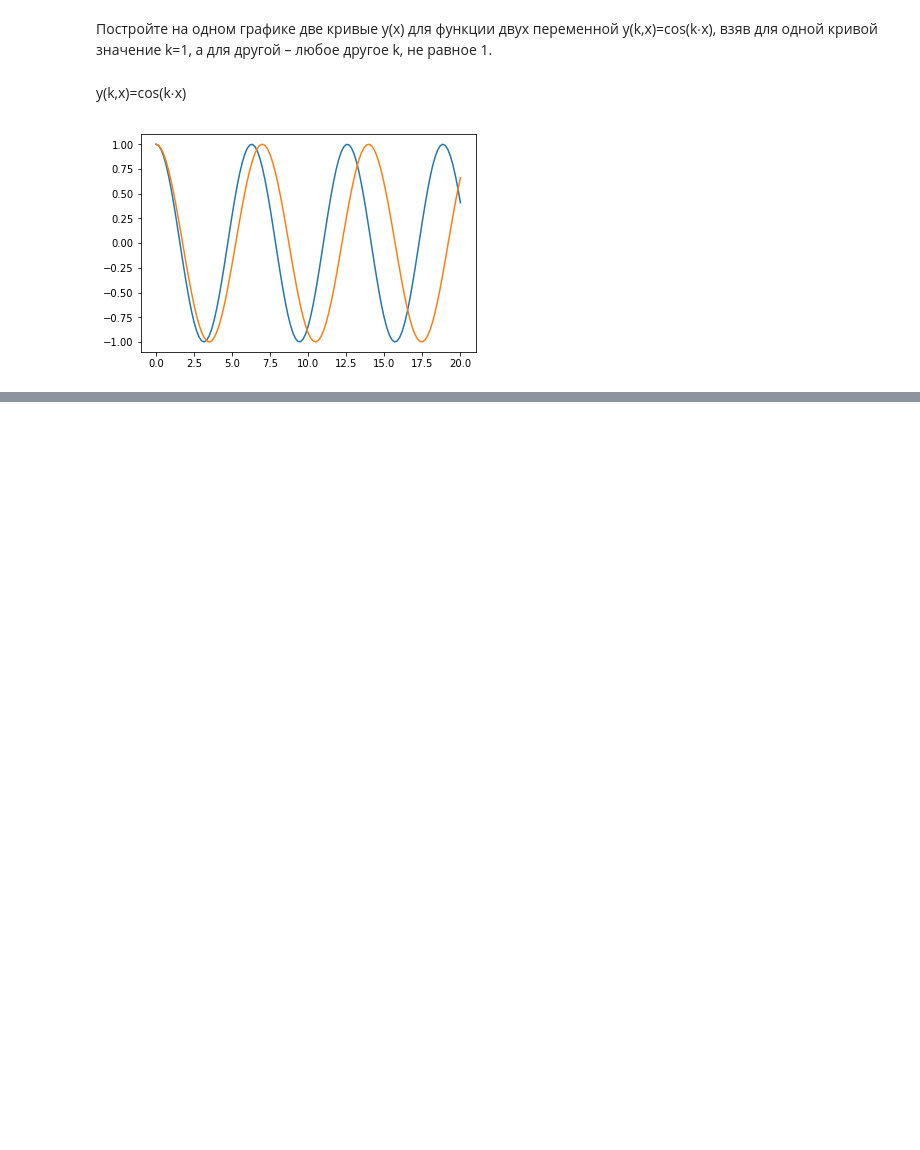
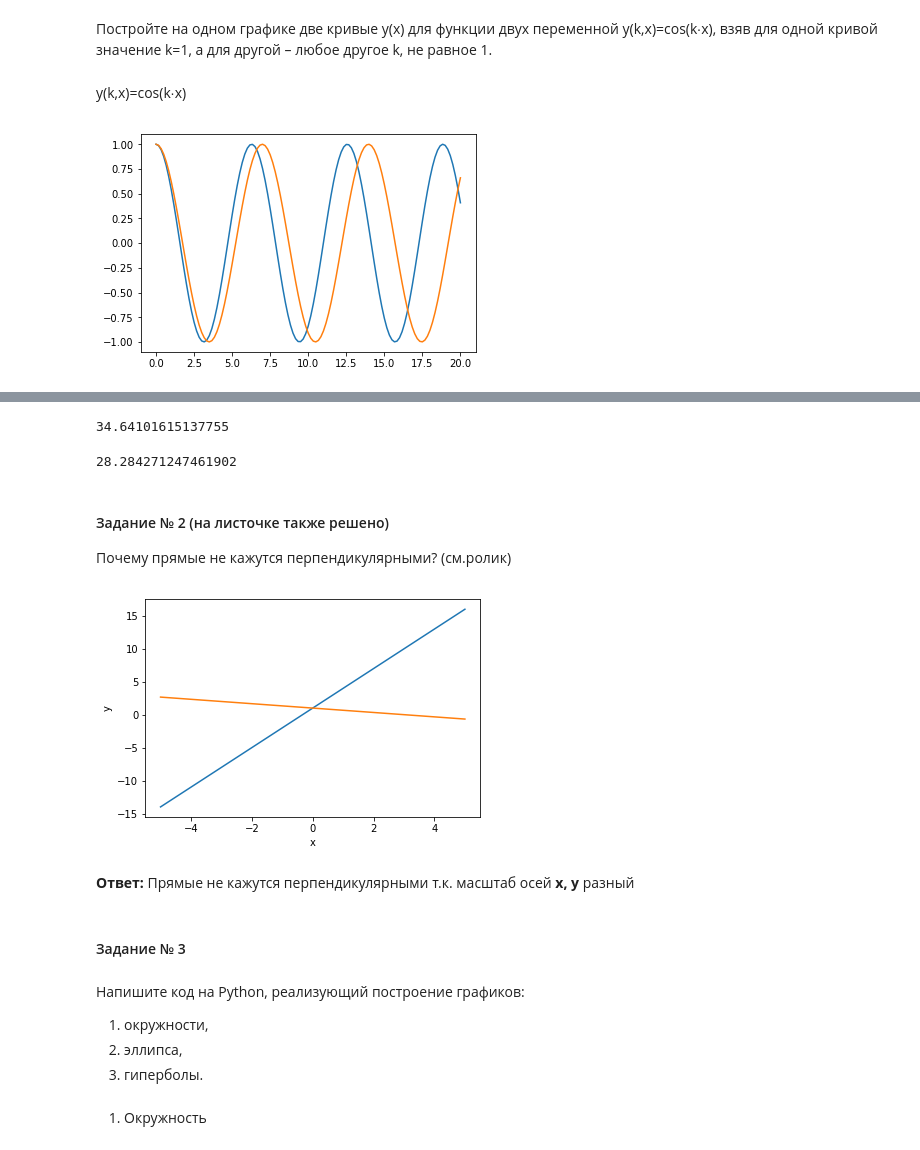
Before and after one commit to hildar/intro-in-math, a Jupyter notebook: Lesson_1.ipynb, the cells around one changed output, grey strips where cells are left out. Drawn from its saved outputs; the diff is of its cells as text; code cells hidden in the pictures; blank space fills up the shorter version.

```diff
--- a/Lesson_1.ipynb
+++ b/Lesson_1.ipynb
@@ -16,0 +40,32 @@ plt.plot(x, np.cos(x*0.9));
+# %%
+calc_vektor(vk1)
+# %% [output]
+34.64101615137755
+# %%
+calc_vektor(vk2)
+# %% [output]
+28.284271247461902
+# %% [markdown]
+#### Задание № 2 (на листочке также решено)
+Почему прямые не кажутся перпендикулярными? (см.ролик)
+# %%
+x = np.linspace(-5, 5, 21)
+y = 3 * x + 1
+y2 = (-1/3) * x + 1
+
+plt.plot(x, y)
+plt.plot(x, y2)
+plt.xlabel('x')
+plt.ylabel('y');
+# %% [output]
+[figure, added]
+# %% [markdown]
+__Ответ:__
+Прямые не кажутся перпендикулярными т.к. масштаб осей **x, y** разный
+# %% [markdown]
+#### Задание № 3
+# %% [markdown]
+Напишите код на Python, реализующий построение графиков:
+1. окружности,
+2. эллипса,
+3. гиперболы.
@@ -16,0 +75,2 @@ plt.plot(x, np.cos(x*0.9));
+# %% [markdown]
+1. Окружность
```
Also changed, not shown: parts of 20 cells of this notebook.
